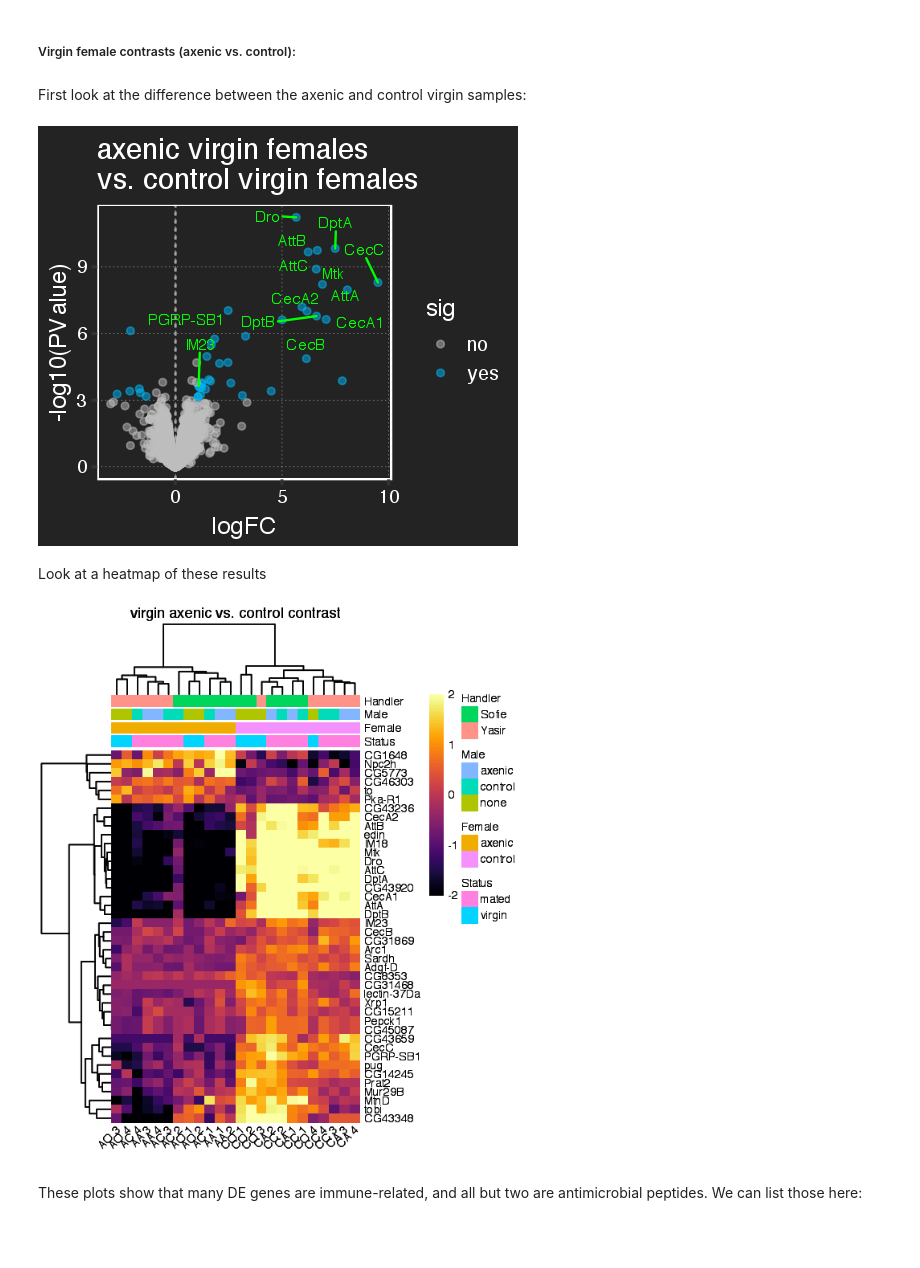
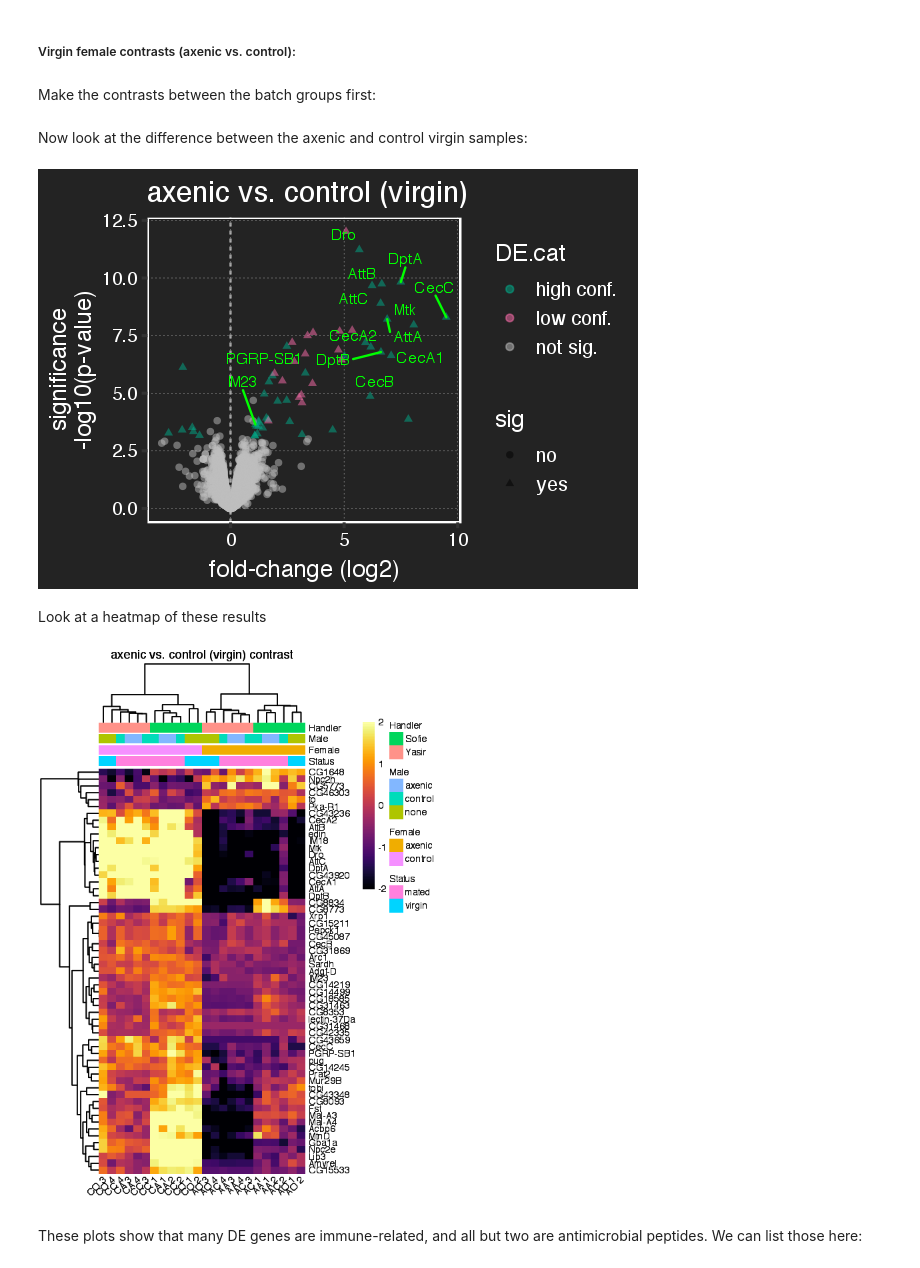
Before and after one commit to YazBraimah/Axenic.PM, a Jupyter notebook: Yasir_R_analysis_pipeline.ipynb, the cells around one changed output. Cells and saved outputs as stored; diff of their text form; code cells hidden in the pictures; blank space fills up the shorter version.

Commit message:
include replicates comparisons

```diff
--- a/Yasir_R_analysis_pipeline.ipynb
+++ b/Yasir_R_analysis_pipeline.ipynb
@@ -474,38 +473,70 @@ CC.effect <- makeContrasts( (CC-CO) - ((AC-AO)+(AA-AO)+(CA-CO))/3, levels=design
+# %%
+virgin_contrasts_Sofie <- makeContrasts(CO.Sofie-AO.Sofie, levels=design_reps)
+AA.v.AO_contrasts_Sofie <- makeContrasts(AA.Sofie-AO.Sofie, levels=design_reps)
+AC.v.AO_contrasts_Sofie <- makeContrasts(AC.Sofie-AO.Sofie, levels=design_reps)
+CA.v.CO_contrasts_Sofie <- makeContrasts(CA.Sofie-CO.Sofie, levels=design_reps)
+CC.v.CO_contrasts_Sofie <- makeContrasts(CC.Sofie-CO.Sofie, levels=design_reps)
+
+virgin_contrasts_Yasir <- makeContrasts(CO.Yasir-AO.Yasir, levels=design_reps)
+AA.v.AO_contrasts_Yasir <- makeContrasts(AA.Yasir-AO.Yasir, levels=design_reps)
+AC.v.AO_contrasts_Yasir <- makeContrasts(AC.Yasir-AO.Yasir, levels=design_reps)
+CA.v.CO_contrasts_Yasir <- makeContrasts(CA.Yasir-CO.Yasir, levels=design_reps)
+CC.v.CO_contrasts_Yasir <- makeContrasts(CC.Yasir-CO.Yasir, levels=design_reps)
 # %% [markdown]
 ##### Virgin female contrasts (axenic vs. control):
+# %% [markdown]
+Make the contrasts between the batch groups first:
+# %%
+lrt.virgins.table.sofie <- edge.DE(dgeList_rG_fit, virgin_contrasts_Sofie, LRT = F)
+lrt.virgins.table.sofie <- subset(lrt.virgins.table.sofie, gene %in% c(AO_sigGenes, CO_sigGenes) & sig == "yes")$gene
+
+lrt.virgins.table.yasir <- edge.DE(dgeList_rG_fit, virgin_contrasts_Yasir, LRT = F)
+lrt.virgins.table.yasir <- subset(lrt.virgins.table.yasir, gene %in% c(AO_sigGenes, CO_sigGenes) & sig == "yes")$gene
+
+vetted_rogue_virgin_contrasts <- intersect(lrt.virgins.table.yasir, lrt.virgins.table.sofie)
 # %% [markdown]
-First look at the difference between the axenic and control virgin samples:
+Now look at the difference between the axenic and control virgin samples:
 # %%
 # run the LRT and extract the DE table
 lrt.virgins.table <- edge.DE(dgeList_fit, virgin_contrasts, LRT = F)
-lrt.virgins.table <- subset(lrt.virgins.table, gene %!in% c(AO_sigGenes, CO_sigGenes))
-virgins_sigGenes = subset(lrt.virgins.table, sig == "yes" & gene %!in% c(AO_sigGenes, CO_sigGenes))$gene
-virgins_sigGenes_up = subset(lrt.virgins.table, sig == "yes" & gene %!in% c(AO_sigGenes, CO_sigGenes) & logFC > 1)$gene
-virgins_sigGenes_down = subset(lrt.virgins.table, sig == "yes" & gene %!in% c(AO_sigGenes, CO_sigGenes) & logFC < -1)$gene
+# make a subset that only includes high confidence sets:
+lrt.virgins.table.hc <- subset(lrt.virgins.table, gene %!in% c(AO_sigGenes, CO_sigGenes))
+lrt.virgins.table.hc$DE.cat <- ifelse(lrt.virgins.table.hc$sig == "yes", "high conf.", "not sig.")
 
-options(repr.plot.width = 4, repr.plot.height = 3.5)
+lrt.virgins.table.OK.rogue <- subset(lrt.virgins.table, gene %in% vetted_rogue_virgin_contrasts)
+lrt.virgins.table.OK.rogue$DE.cat <- ifelse(lrt.virgins.table.OK.rogue$sig == "yes", "low conf.", "not sig.")
+
+lrt.virgins.table <- rbind(lrt.virgins.table.hc, lrt.virgins.table.OK.rogue)
+
+virgins_sigGenes = subset(lrt.virgins.table, sig == "yes")$gene
+virgins_sigGenes_up = subset(lrt.virgins.table, sig == "yes" & logFC > 1)$gene
+virgins_sigGenes_down = subset(lrt.virgins.table, sig == "yes" & logFC < -1)$gene
+
+options(repr.plot.width = 5, repr.plot.height = 3.5)
 # pdf("Figures/virgin_female_contrast.pdf", width = 4, height = 3.5)
-(virgin_contrasts_volcano.gg = edge.DE.gg(lrt.virgins.table) +
-                                scale_colour_manual(values = c("gray","#00b6f3")) +
+# pdf("~/Dropbox/Faculty_Job_Applications/University.of.NewMexico_15Nov2018/Job_Talk/Images/virgin_female_contrast.pdf", width = 4, height = 3.5)
+(virgin_contrasts_volcano.gg = edge.DE.gg.size(lrt.virgins.table) +
+                                scale_colour_manual(values = c("#00ae8c","#ff6fad", "grey")) +
                                 geom_text_repel(data = filter(lrt.virgins.table, sig == "yes" & gene %in% immunity_genes),aes(label=gene_symbol),
                                 force = 30,
                                 colour = "green",
                                 fontface = "bold",
                                 size = 3,
                                 ylim = c(5, NA)) +
-                                labs(title = "axenic virgin females \nvs. control virgin females", size = 2) +
+                                labs(x = "fold-change (log2)", y = "significance\n-log10(p-value)") +
+                                labs(title = "axenic vs. control (virgin)", size = 2) +
                                 theme_monokai_full() + theme(axis.text.x = element_text(angle = 0)))
 # dev.off()
 # %% [output]
-[figure, old version]
+[figure, new version]
 # %% [markdown]
 Look at a heatmap of these results
 # %%
-options(repr.plot.width = 5, repr.plot.height = 5.8)
+options(repr.plot.width = 5, repr.plot.height = 7)
 
-heatmap_fa2(tpm_bt2, virgins_sigGenes, fly_atlas = F, title = "virgin axenic vs. control contrast")
+heatmap_fa2(tpm_bt2, virgins_sigGenes, fly_atlas = F, title = "axenic vs. control (virgin) contrast")
 # %% [output]
-[figure, old version]
+[figure, new version]
 # %% [markdown]
 These plots show that many DE genes are immune-related, and all but two are antimicrobial peptides. We can list those here:
 # %%
```
Also changed, not shown: parts of 45 cells of this notebook.
